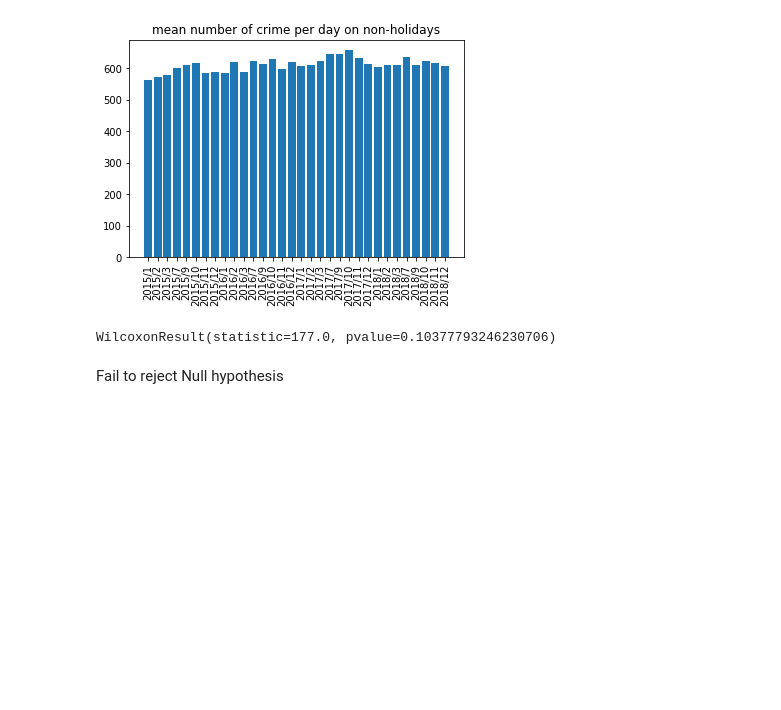
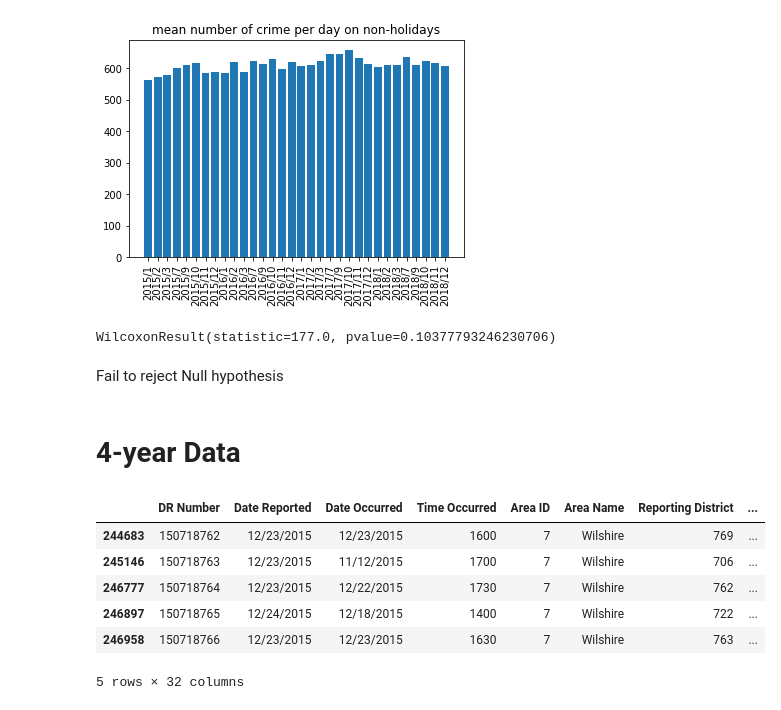
Before and after one commit to r3qin/COGS108Final, a Jupyter notebook: final.ipynb, the cells around one changed output. Cells and saved outputs as stored; diff of their text form; code cells hidden in the pictures; blank space fills up the shorter version.

```diff
--- a/final.ipynb
+++ b/final.ipynb
@@ -164,3 +164,15 @@ stats.wilcoxon(list(num_crime_holiday_2["Average"]), list(num_crime_nonholiday_2
 WilcoxonResult(statistic=177.0, pvalue=0.10377793246230706)
 # %% [markdown]
 Fail to reject Null hypothesis
+# %% [markdown]
+# 4-year Data
+# %%
+df.head()
+# %% [output]
+|  | DR Number | Date Reported | Date Occurred | Time Occurred | Area ID | Area Name | Reporting District | ... |
+| 244683 | 150718762 | 12/23/2015 | 12/23/2015 | 1600 | 7 | Wilshire | 769 | ... |
+| 245146 | 150718763 | 12/23/2015 | 11/12/2015 | 1700 | 7 | Wilshire | 706 | ... |
+| 246777 | 150718764 | 12/23/2015 | 12/22/2015 | 1730 | 7 | Wilshire | 762 | ... |
+| 246897 | 150718765 | 12/24/2015 | 12/18/2015 | 1400 | 7 | Wilshire | 722 | ... |
+| 246958 | 150718766 | 12/23/2015 | 12/23/2015 | 1630 | 7 | Wilshire | 763 | ... |
+5 rows × 32 columns
```
Also changed, not shown: parts of 9 cells of this notebook.
